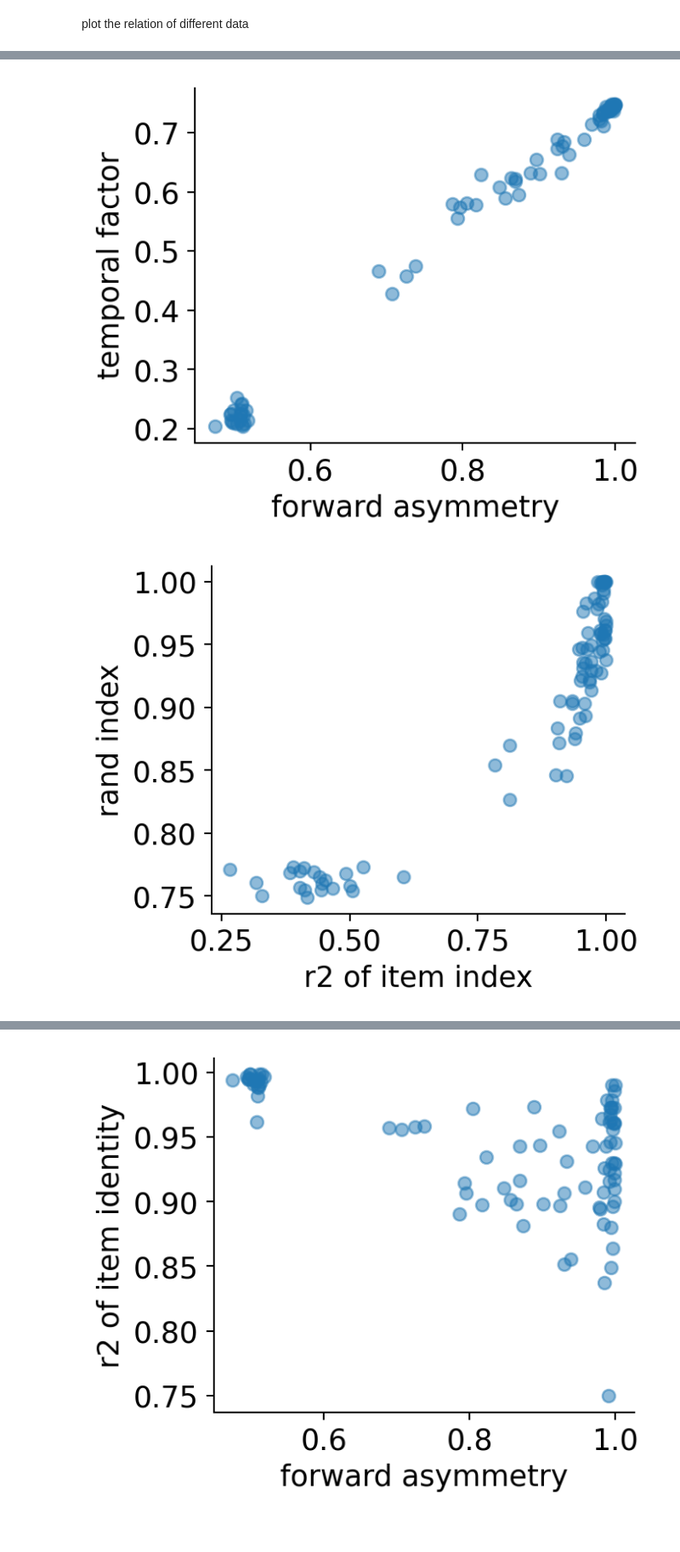
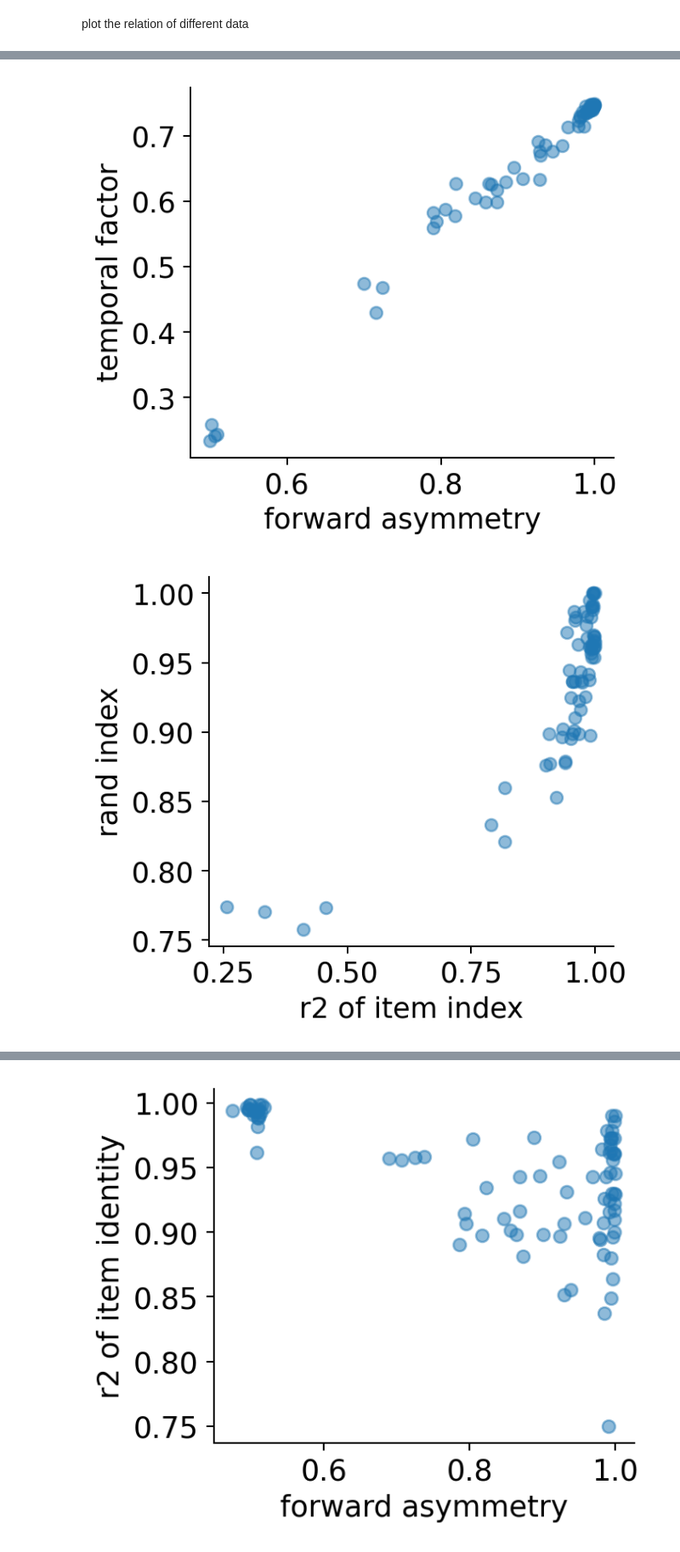
Before and after one commit to yunchen-hung/gru-li-model, a Jupyter notebook: anal.ipynb, the cells around one changed output, grey strips where cells are left out. Shown at 85% size. Cells and saved outputs as stored; diff of their text form; code cells hidden in the pictures.

```diff
--- a/anal.ipynb
+++ b/anal.ipynb
@@ -134,13 +187,27 @@ index_enc_ev_list = []
 index_cluster_rand_index_list = []
 index_cluster_adj_mutual_info_list = []
 
+item_enc_r2_classi_list = []
+item_enc_acc_list = []
+item_enc_r2_last_classi_list = []
+item_enc_acc_last_list = []
+index_enc_r2_classi_list = []
+index_enc_acc_list = []
+
+item_enc_r2_svm_list = []
+item_enc_r2_last_svm_list = []
+index_enc_r2_svm_list = []
+item_enc_acc_svm_list = []
+item_enc_acc_last_svm_list = []
+index_enc_acc_svm_list = []
+
 
 for i in range(100):
     run_name = exp + "-{}".format(i)
     with open("./experiments/RL/figures/ValueMemoryGRUOld/{}/{}/contiguity_effect.csv".format(exp, i), "r") as f:
         reader = csv.reader(f)
         for row in reader:
-            if float(row[2])>=0.2:
+            if float(row[0])>=0.65 and os.path.exists("./experiments/RL/figures/ValueMemoryGRUOld/{}/{}/svm_classifier_stat.pkl".format(exp, i)):
                 accuracy_list.append(float(row[0]))
                 forward_asymmetry_list.append(float(row[1]))
                 temporal_factor_list.append(float(row[2]))
@@ -153,14 +220,31 @@ for i in range(100):
                 item_enc_ev_last_list.append(ridge_regresson_stat['item_enc_ev_last'])
                 index_enc_r2_list.append(ridge_regresson_stat['index_enc_r2'])
                 index_enc_ev_list.append(ridge_regresson_stat['index_enc_ev'])
+
                 kmeans_stat = pickle.load(open("./experiments/RL/figures/ValueMemoryGRUOld/{}/{}/kmeans_stat.pkl".format(exp, i), "rb"))
                 index_cluster_rand_index_list.append(kmeans_stat['rand_index_enc'])
                 index_cluster_adj_mutual_info_list.append(kmeans_stat['adj_mutual_info_enc'])
+
+                ridge_classifier_stat = pickle.load(open("./experiments/RL/figures/ValueMemoryGRUOld/{}/{}/ridge_classifier_stat.pkl".format(exp, i), "rb"))
+                item_enc_r2_classi_list.append(ridge_classifier_stat['item_enc_r2'])
+                item_enc_acc_list.append(ridge_classifier_stat['item_enc_acc'])
+                item_enc_r2_last_classi_list.append(ridge_classifier_stat['item_enc_r2_last'])
+                item_enc_acc_last_list.append(ridge_classifier_stat['item_enc_acc_last'])
+                index_enc_r2_classi_list.append(ridge_classifier_stat['index_enc_r2'])
+                index_enc_acc_list.append(ridge_classifier_stat['index_enc_acc'])
+
+                svm_classifier_stat = pickle.load(open("./experiments/RL/figures/ValueMemoryGRUOld/{}/{}/svm_classifier_stat.pkl".format(exp, i), "rb"))
+                item_enc_r2_svm_list.append(svm_classifier_stat['item_enc_r2'])
+                item_enc_r2_last_svm_list.append(svm_classifier_stat['item_enc_r2_last'])
+                index_enc_r2_svm_list.append(svm_classifier_stat['index_enc_r2'])
+                item_enc_acc_svm_list.append(svm_classifier_stat['item_enc_acc'])
+                item_enc_acc_last_svm_list.append(svm_classifier_stat['item_enc_acc_last'])
+                index_enc_acc_svm_list.append(svm_classifier_stat['index_enc_acc'])
 # %% [markdown]
 plot the relation of different data
 # %%
 def plot_scatter(x, y, x_label, y_label, figname=None):
-    plt.figure(figsize=(4, 3.3), dpi=180)
+    plt.figure(figsize=(4, 3.5), dpi=180)
     plt.scatter(x, y, alpha=0.5)
 
     # plt.scatter([x[9]], [y[9]], color='k', alpha=0.5)
@@ -188,16 +311,17 @@ def plot_scatter(x, y, x_label, y_label, figname=None):
 # %%
-# relation between metrics
+""" relation between metrics """
 
 plot_scatter(forward_asymmetry_list, temporal_factor_list, "forward asymmetry", "temporal factor")
 # plot_scatter(item_enc_r2_list, item_enc_ev_list, "r2 of item identity", "explained variance\nof item identity")
 # plot_scatter(item_enc_r2_last_list, item_enc_ev_last_list, "r2 of last\nitem identity", "explained variance of\nlast item identity")
 # plot_scatter(index_enc_r2_list, index_enc_ev_list, "r2 of item index", "explained variance\nof item index")
 # plot_scatter(index_cluster_rand_index_list, index_cluster_adj_mutual_info_list, "rand index", "adjusted mutual info")
 plot_scatter(index_enc_r2_list, index_cluster_rand_index_list, "r2 of item index", "rand index")
+plot_scatter(index_enc_r2_classi_list, index_cluster_rand_index_list, "r2 of item index\n(classification)", "rand index")
 
 plot_scatter(item_enc_r2_list, item_enc_r2_last_list, "r2 of item identity", "r2 of last\nitem identity")
 plot_scatter(item_enc_r2_list, index_enc_r2_list, "r2 of item identity", "r2 of item index")
 plot_scatter(item_enc_r2_last_list, index_enc_r2_list, "r2 of last\nitem identity", "r2 of item index")
 # %% [output]
-[figure, old version]
+[figure, new version]
-[figure, old version]
+[figure, new version]
```
Also changed, not shown: parts of 9 cells of this notebook, 7 other files.
